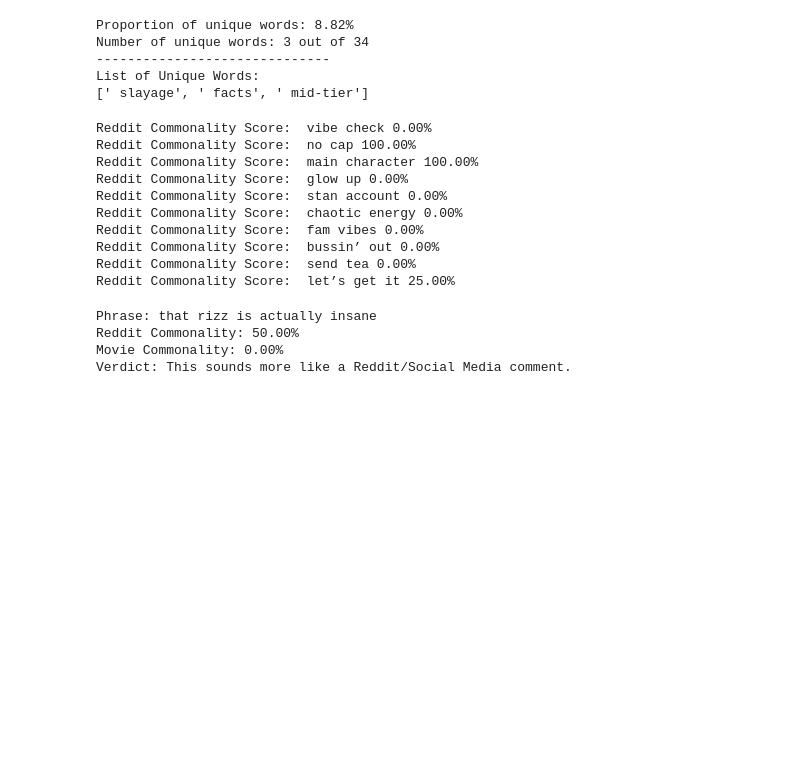
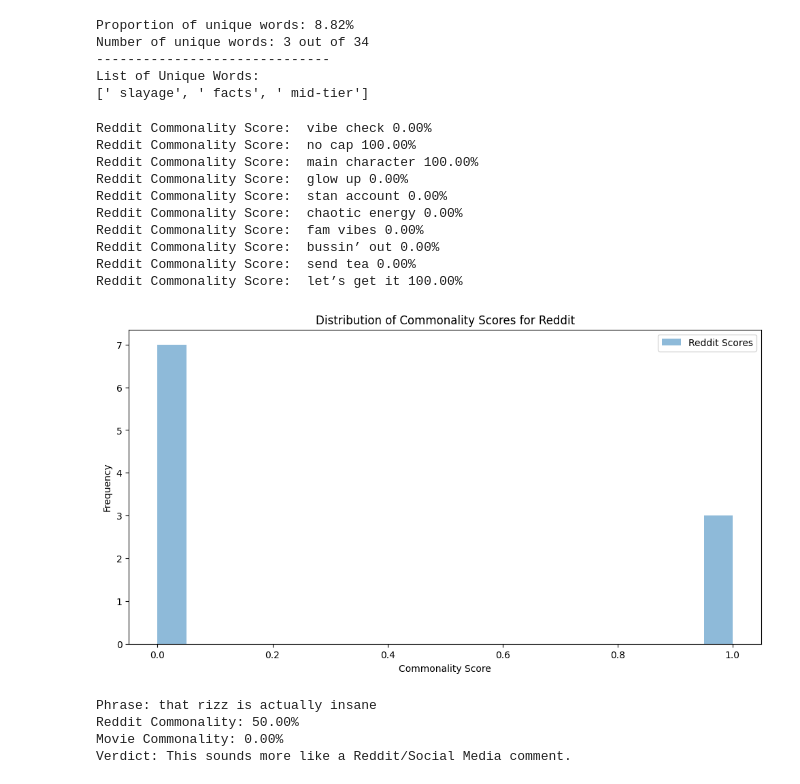
Before and after one commit to Brock555555/175Project, a Jupyter notebook: New_Eval.ipynb, the cells around one changed output. Saved outputs shown, nothing was run; the diff lists cells and outputs as text; code cells hidden in the pictures; blank space fills up the shorter version.

```diff
--- a/New_Eval.ipynb
+++ b/New_Eval.ipynb
@@ -364,8 +379,11 @@ Number of unique words: 3 out of 34
 List of Unique Words:
 [' slayage', ' facts', ' mid-tier']
 # %%
+reddit_scores = []
+
 for i in multi_worded[:10]:
     score = reddit_calculate_uniqueness(i, 2, corpus_ngram_freq)
+    reddit_scores.append(score)
     print(f"Reddit Commonality Score: {i} {score:.2%}")
 # %% [output]
 Reddit Commonality Score:  vibe check 0.00%
@@ -377,7 +395,18 @@ Reddit Commonality Score:  chaotic energy 0.00%
 Reddit Commonality Score:  fam vibes 0.00%
 Reddit Commonality Score:  bussin’ out 0.00%
 Reddit Commonality Score:  send tea 0.00%
-Reddit Commonality Score:  let’s get it 25.00%
+Reddit Commonality Score:  let’s get it 100.00%
+# %%
+# histogram of reddit commonality scores
+plt.figure(figsize=(12, 6))
+plt.hist(reddit_scores, bins=20, alpha=0.5, label='Reddit Scores')
+plt.xlabel('Commonality Score')
+plt.ylabel('Frequency')
+plt.title('Distribution of Commonality Scores for Reddit')
+plt.legend()
+plt.show()
+# %% [output]
+[figure, added]
 # %%
 reddit_tokens = [token for sublist in reddit_tokenized for token in sublist]
 reddit_freq = FreqDist(ngrams(reddit_tokens, 2))
```
Also changed, not shown: parts of 10 cells of this notebook.
